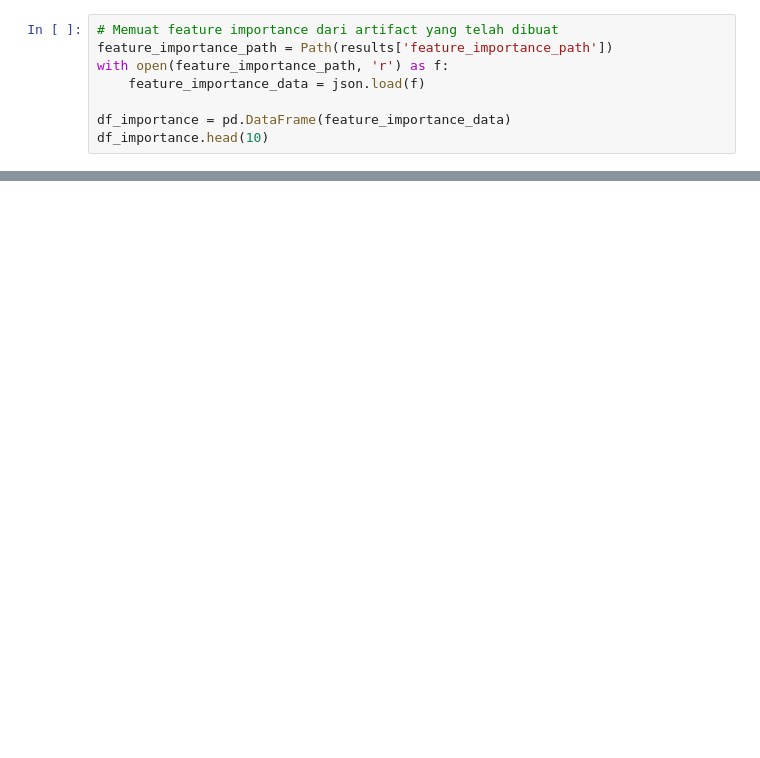
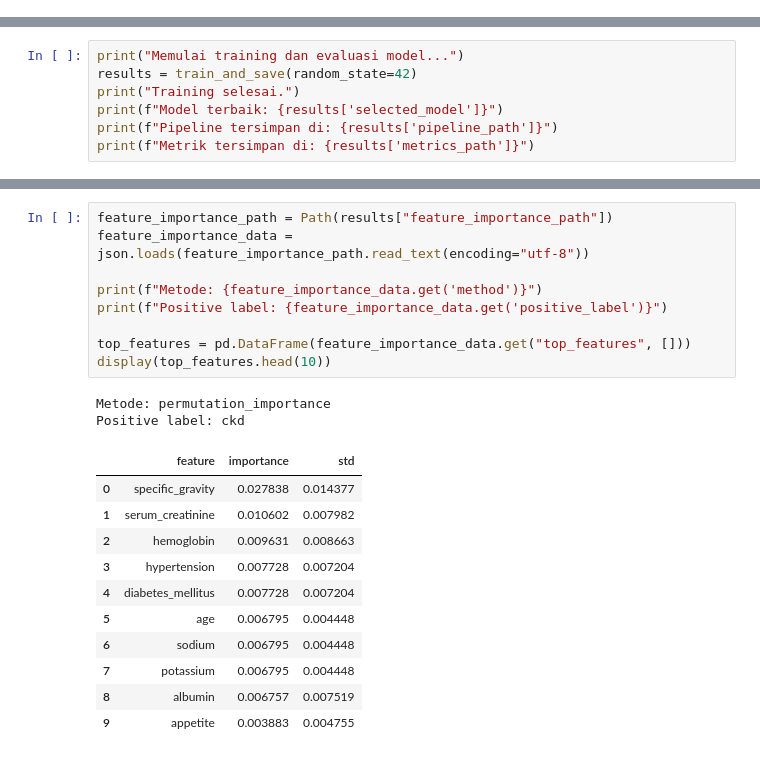
Before and after one commit to Frizr/Tubes-SC, a Jupyter notebook: Sistem_Prediksi_Risiko_Penyakit_Ginjal_Kronis.ipynb, the cells around one changed output, grey strips where cells are left out. Saved outputs shown, nothing was run; the diff lists cells and outputs as text; blank space fills up the shorter version.

Commit message:
feat: export model artifacts, update project documentation, and finalize training pipeline

```diff
--- a/Sistem_Prediksi_Risiko_Penyakit_Ginjal_Kronis.ipynb
+++ b/Sistem_Prediksi_Risiko_Penyakit_Ginjal_Kronis.ipynb
@@ -75,8 +0,0 @@ if 'roc_auc' in results['metrics']:
-# %%
-# Memuat feature importance dari artifact yang telah dibuat
-feature_importance_path = Path(results['feature_importance_path'])
-with open(feature_importance_path, 'r') as f:
-    feature_importance_data = json.load(f)
-
-df_importance = pd.DataFrame(feature_importance_data)
-df_importance.head(10)
@@ -145,0 +246,7 @@ for filename in expected_files:
+# %%
+print("Memulai training dan evaluasi model...")
+results = train_and_save(random_state=42)
+print("Training selesai.")
+print(f"Model terbaik: {results['selected_model']}")
+print(f"Pipeline tersimpan di: {results['pipeline_path']}")
+print(f"Metrik tersimpan di: {results['metrics_path']}")
@@ -145,0 +306,23 @@ for filename in expected_files:
+# %%
+feature_importance_path = Path(results["feature_importance_path"])
+feature_importance_data = json.loads(feature_importance_path.read_text(encoding="utf-8"))
+
+print(f"Metode: {feature_importance_data.get('method')}")
+print(f"Positive label: {feature_importance_data.get('positive_label')}")
+
+top_features = pd.DataFrame(feature_importance_data.get("top_features", []))
+display(top_features.head(10))
+# %% [output]
+Metode: permutation_importance
+Positive label: ckd
+|  | feature | importance | std |
+| 0 | specific_gravity | 0.027838 | 0.014377 |
+| 1 | serum_creatinine | 0.010602 | 0.007982 |
+| 2 | hemoglobin | 0.009631 | 0.008663 |
+| 3 | hypertension | 0.007728 | 0.007204 |
+| 4 | diabetes_mellitus | 0.007728 | 0.007204 |
+| 5 | age | 0.006795 | 0.004448 |
+| 6 | sodium | 0.006795 | 0.004448 |
+| 7 | potassium | 0.006795 | 0.004448 |
+| 8 | albumin | 0.006757 | 0.007519 |
+| 9 | appetite | 0.003883 | 0.004755 |
```
Also changed, not shown: parts of 41 cells of this notebook, 5 other files.
